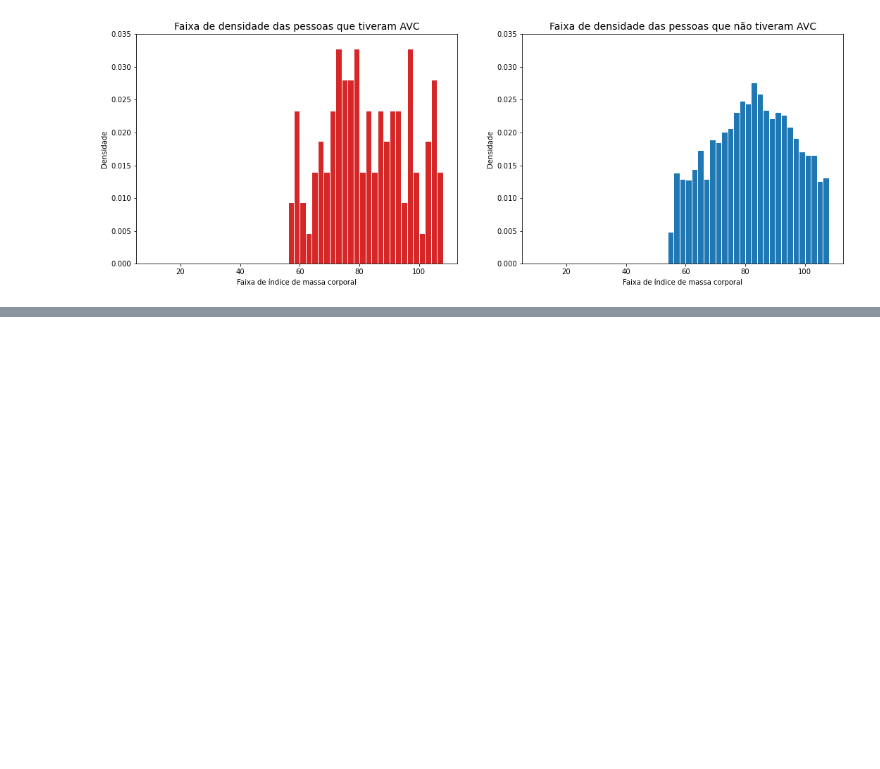
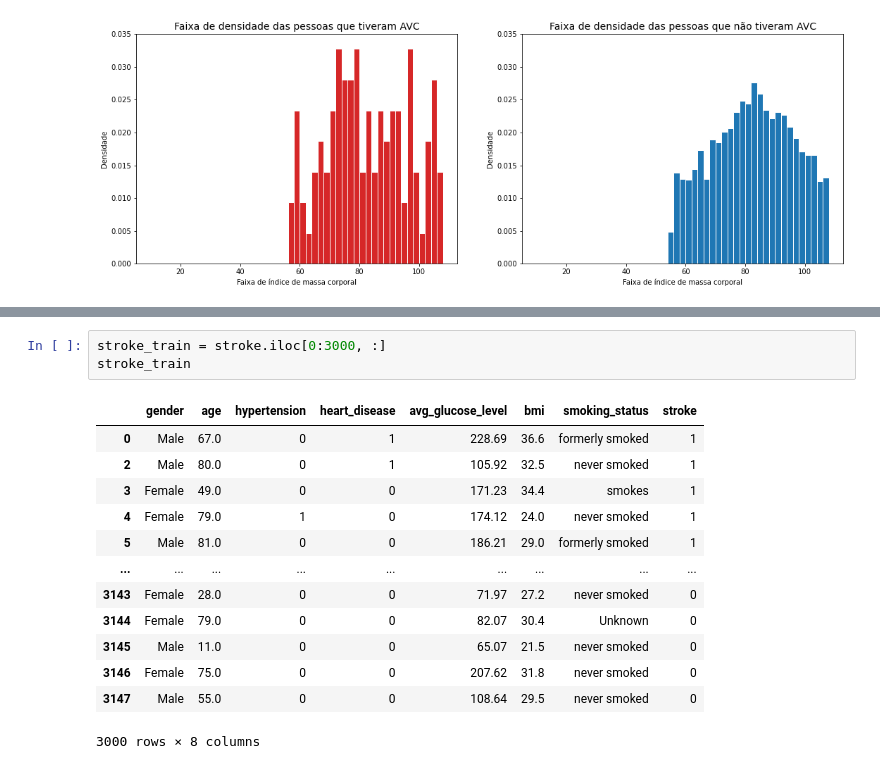
Before and after one commit to Adneycm/Projeto2-Cdados, a Jupyter notebook: Projeto2_Ciencia_dos_Dados_Stroke.ipynb, the cells around one changed output, grey strips where cells are left out. Saved outputs shown, nothing was run; the diff lists cells and outputs as text; blank space fills up the shorter version.

Commit message:
stroke alteração

```diff
--- a/Projeto2_Ciencia_dos_Dados_Stroke.ipynb
+++ b/Projeto2_Ciencia_dos_Dados_Stroke.ipynb
@@ -316,0 +333,17 @@ plt.show()
+# %%
+stroke_train = stroke.iloc[0:3000, :]
+stroke_train
+# %% [output]
+|  | gender | age | hypertension | heart_disease | avg_glucose_level | bmi | smoking_status | stroke |
+| 0 | Male | 67.0 | 0 | 1 | 228.69 | 36.6 | formerly smoked | 1 |
+| 2 | Male | 80.0 | 0 | 1 | 105.92 | 32.5 | never smoked | 1 |
+| 3 | Female | 49.0 | 0 | 0 | 171.23 | 34.4 | smokes | 1 |
+| 4 | Female | 79.0 | 1 | 0 | 174.12 | 24.0 | never smoked | 1 |
+| 5 | Male | 81.0 | 0 | 0 | 186.21 | 29.0 | formerly smoked | 1 |
+| ... | ... | ... | ... | ... | ... | ... | ... | ... |
+| 3143 | Female | 28.0 | 0 | 0 | 71.97 | 27.2 | never smoked | 0 |
+| 3144 | Female | 79.0 | 0 | 0 | 82.07 | 30.4 | Unknown | 0 |
+| 3145 | Male | 11.0 | 0 | 0 | 65.07 | 21.5 | never smoked | 0 |
+| 3146 | Female | 75.0 | 0 | 0 | 207.62 | 31.8 | never smoked | 0 |
+| 3147 | Male | 55.0 | 0 | 0 | 108.64 | 29.5 | never smoked | 0 |
+3000 rows × 8 columns
```
Also changed, not shown: parts of 3 cells of this notebook.
